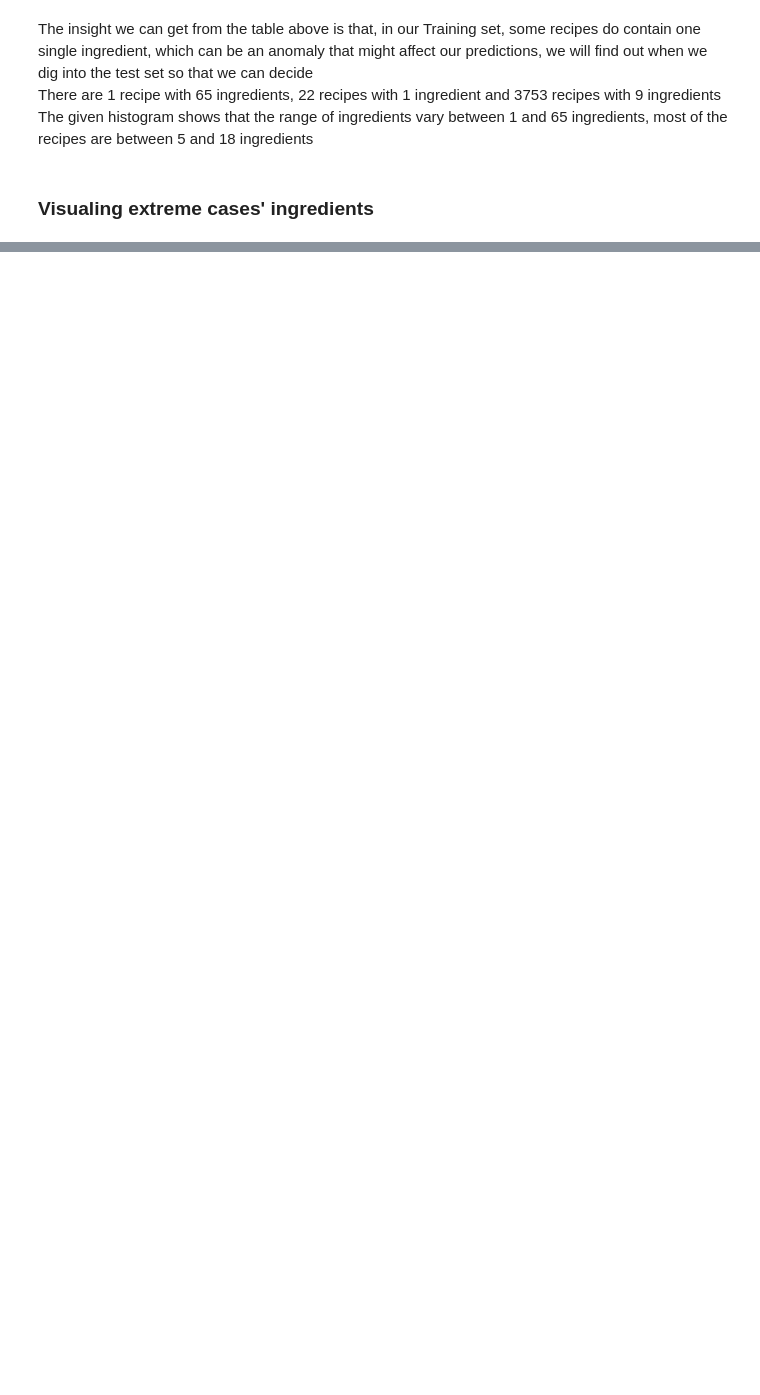
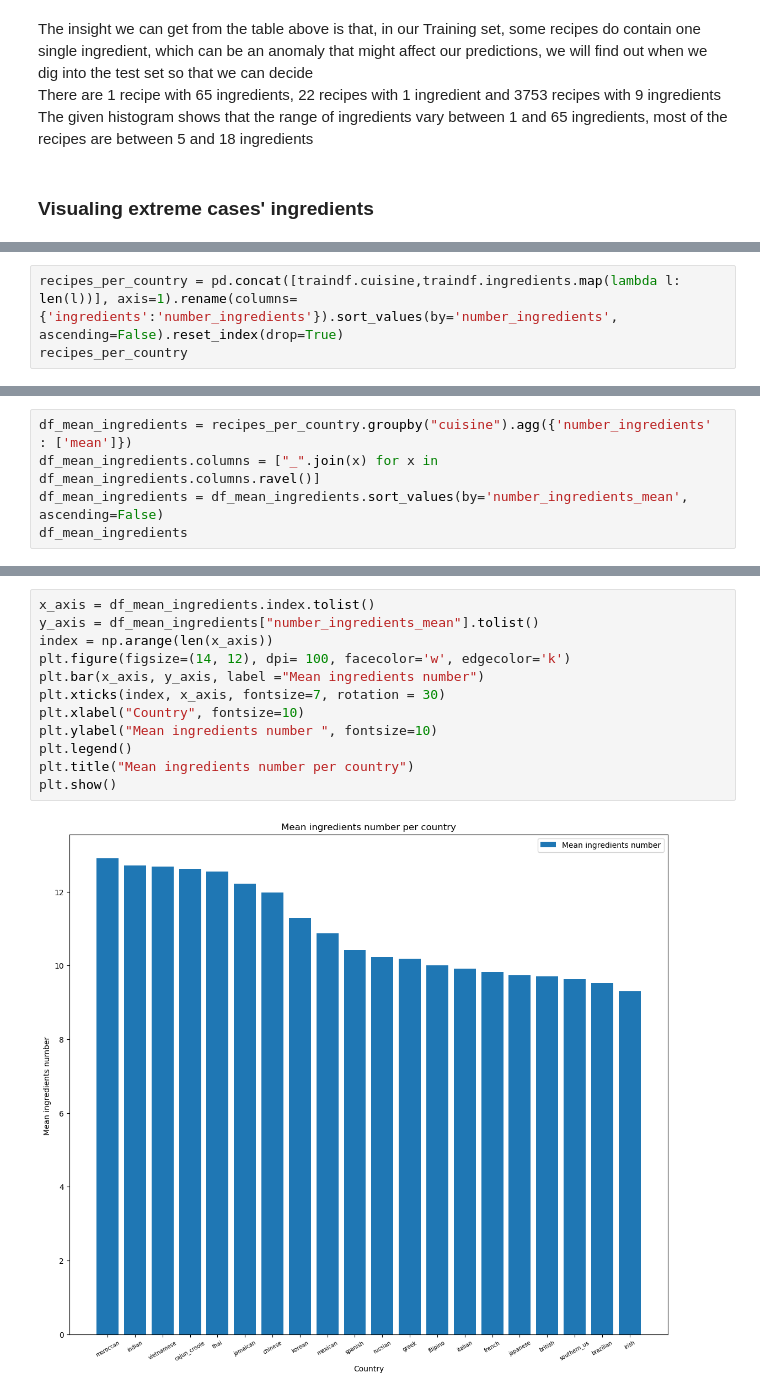
Before and after one commit to khalidBoufelfel/Whatscooking, a Jupyter notebook: Whats_cooking.ipynb, the cells around one changed output, grey strips where cells are left out. Cells and saved outputs as stored; diff of their text form; blank space fills up the shorter version.

```diff
--- a/Whats_cooking.ipynb
+++ b/Whats_cooking.ipynb
@@ -244,0 +278,3 @@ pd.DataFrame(df_one_ingredient, columns=['Country', 'Ingredient']).sort_values(b
+# %%
+recipes_per_country = pd.concat([traindf.cuisine,traindf.ingredients.map(lambda l: len(l))], axis=1).rename(columns={'ingredients':'number_ingredients'}).sort_values(by='number_ingredients', ascending=False).reset_index(drop=True)
+recipes_per_country
@@ -244,0 +302,5 @@ pd.DataFrame(df_one_ingredient, columns=['Country', 'Ingredient']).sort_values(b
+# %%
+df_mean_ingredients = recipes_per_country.groupby("cuisine").agg({'number_ingredients' : ['mean']})
+df_mean_ingredients.columns = ["_".join(x) for x in df_mean_ingredients.columns.ravel()]
+df_mean_ingredients = df_mean_ingredients.sort_values(by='number_ingredients_mean', ascending=False)
+df_mean_ingredients
@@ -244,0 +317,14 @@ pd.DataFrame(df_one_ingredient, columns=['Country', 'Ingredient']).sort_values(b
+# %%
+x_axis = df_mean_ingredients.index.tolist()
+y_axis = df_mean_ingredients["number_ingredients_mean"].tolist()
+index = np.arange(len(x_axis))
+plt.figure(figsize=(14, 12), dpi= 100, facecolor='w', edgecolor='k')
+plt.bar(x_axis, y_axis, label ="Mean ingredients number")
+plt.xticks(index, x_axis, fontsize=7, rotation = 30)
+plt.xlabel("Country", fontsize=10)
+plt.ylabel("Mean ingredients number ", fontsize=10)
+plt.legend()
+plt.title("Mean ingredients number per country")
+plt.show()
+# %% [output]
+[figure, added]
```
Also changed, not shown: parts of 10 cells of this notebook.
